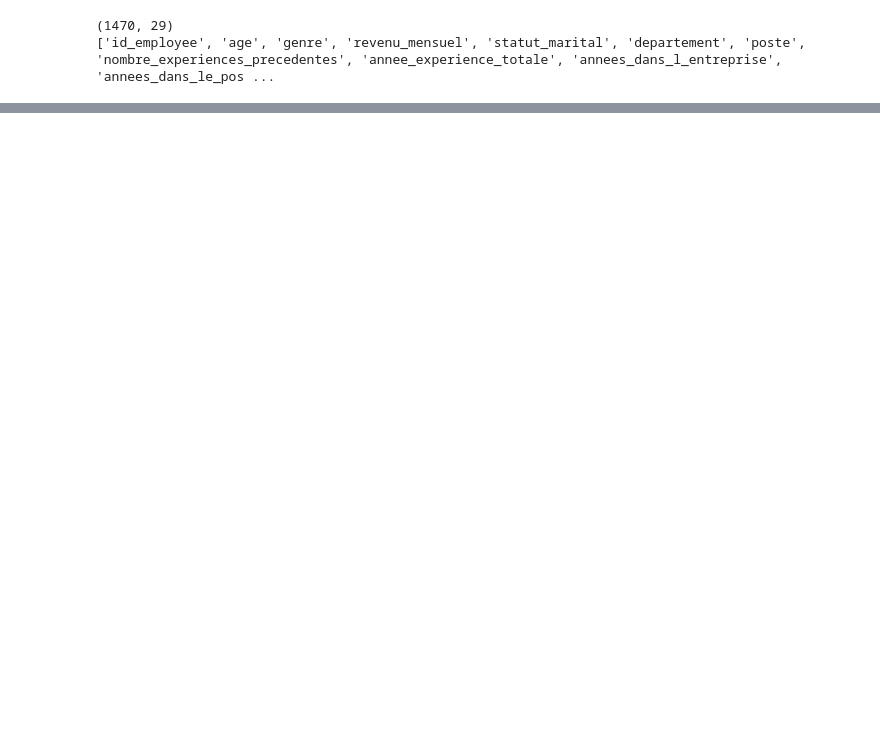
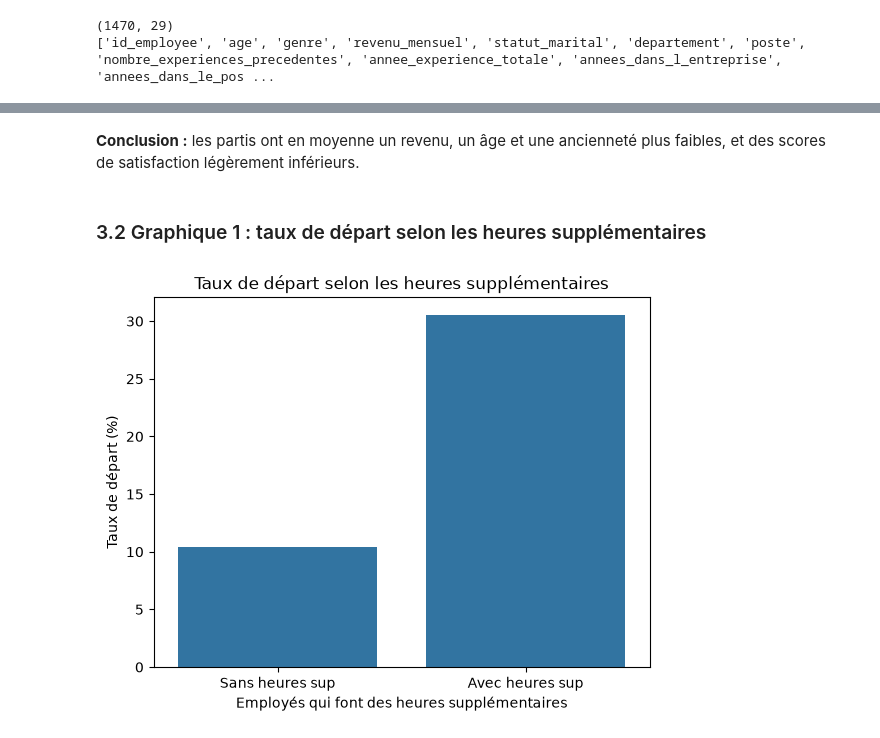
Before and after one commit to florent-lalot/projet10-attrition-esn, a Jupyter notebook: 01_exploration.ipynb, the cells around one changed output, grey strips where cells are left out. Cells and saved outputs as stored; diff of their text form; code cells hidden in the pictures; blank space fills up the shorter version.

```diff
--- a/01_exploration.ipynb
+++ b/01_exploration.ipynb
@@ -308,0 +367,18 @@ print(df.columns.tolist())
+# %% [markdown]
+**Conclusion :** les partis ont en moyenne un revenu, un âge et une ancienneté plus faibles, et des scores de satisfaction légèrement inférieurs.
+# %% [markdown]
+### 3.2 Graphique 1 : taux de départ selon les heures supplémentaires
+# %%
+import matplotlib.pyplot as plt
+import seaborn as sns
+
+taux = df.groupby("heure_supplementaires")["a_quitte_l_entreprise"].mean() * 100
+
+sns.barplot(x=taux.index, y=taux.values)
+plt.xticks([0, 1], ["Sans heures sup", "Avec heures sup"])
+plt.ylabel("Taux de départ (%)")
+plt.xlabel("Employés qui font des heures supplémentaires")
+plt.title("Taux de départ selon les heures supplémentaires")
+plt.show()
+# %% [output]
+[figure, added]
```
Also changed, not shown: parts of 31 cells of this notebook.
